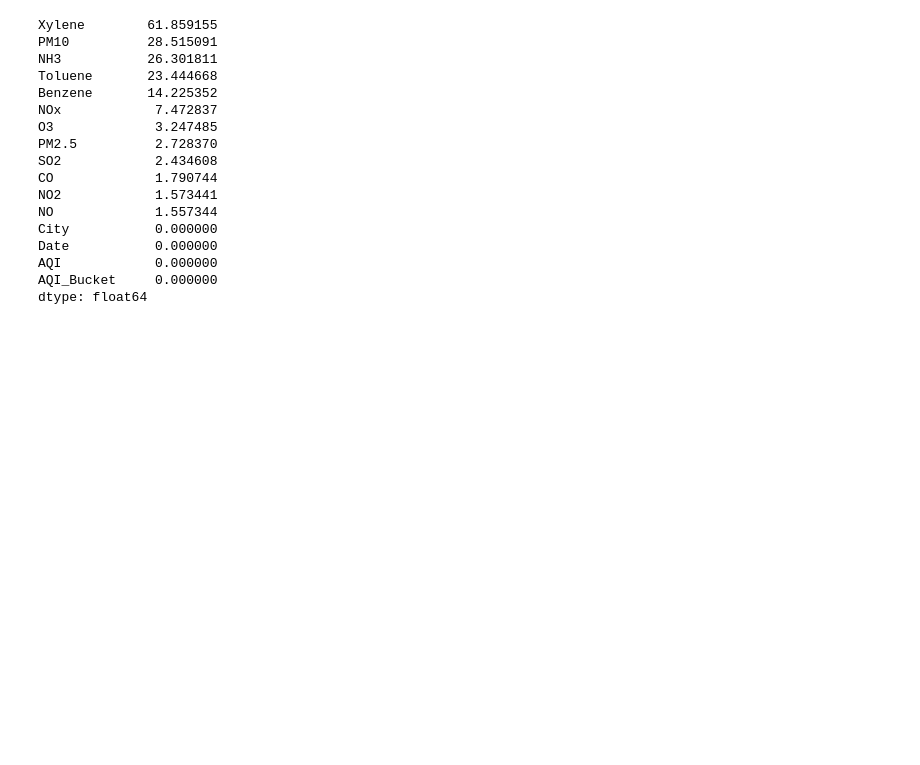
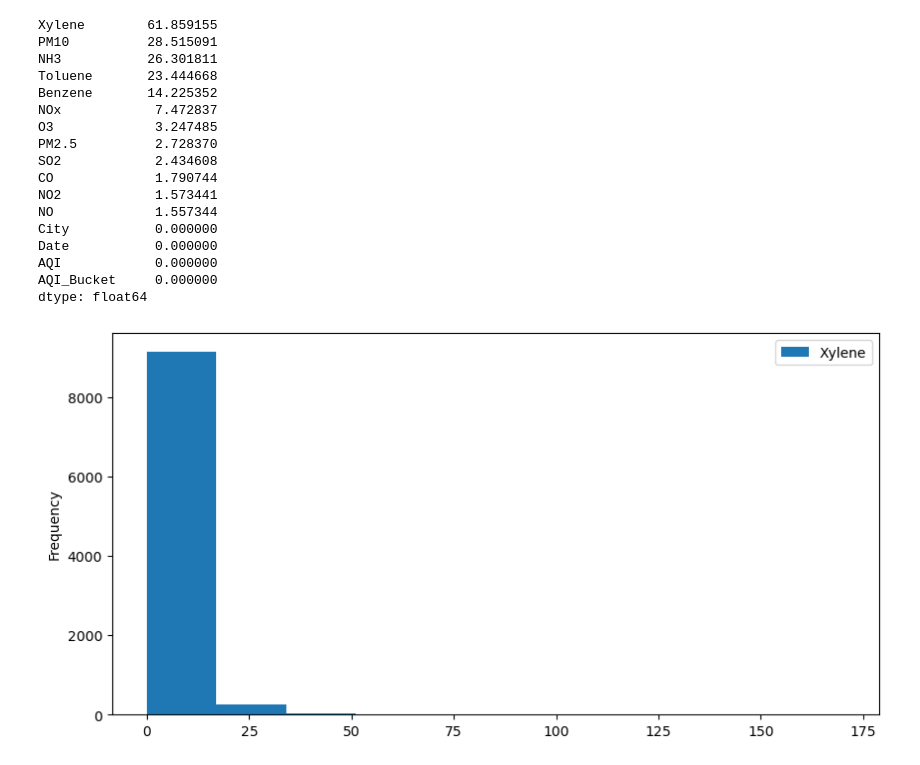
Before and after one commit to shaikh-mahek06/AQI-prediction-model, a Jupyter notebook: AQI prediction model.ipynb, the cells around one changed output. Saved outputs shown, nothing was run; the diff lists cells and outputs as text; code cells hidden in the pictures; blank space fills up the shorter version.

```diff
--- a/AQI prediction model.ipynb
+++ b/AQI prediction model.ipynb
@@ -127,3 +127,9 @@ Date           0.000000
 AQI            0.000000
 AQI_Bucket     0.000000
 dtype: float64
+# %%
+df['Xylene'].plot(kind='hist',figsize=(10,5))
+plt.legend()
+plt.show()
+# %% [output]
+[figure, added]
```
Also changed, not shown: parts of 29 cells of this notebook.
